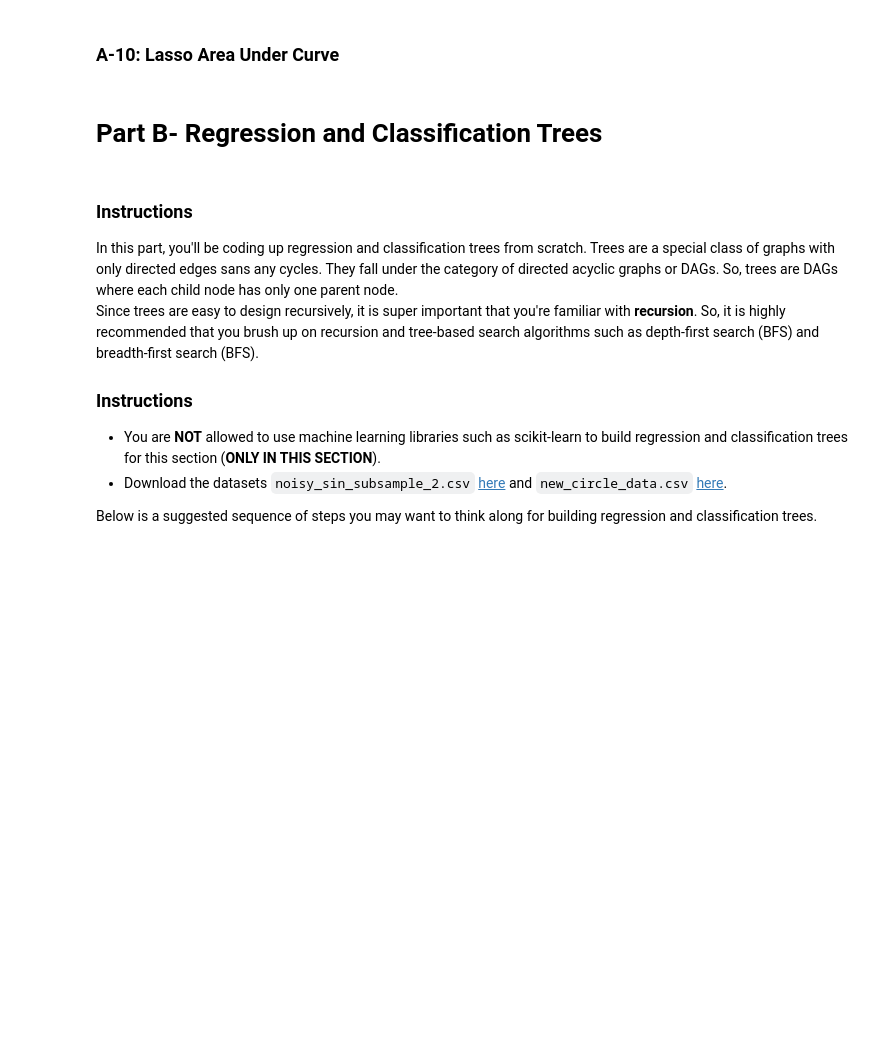
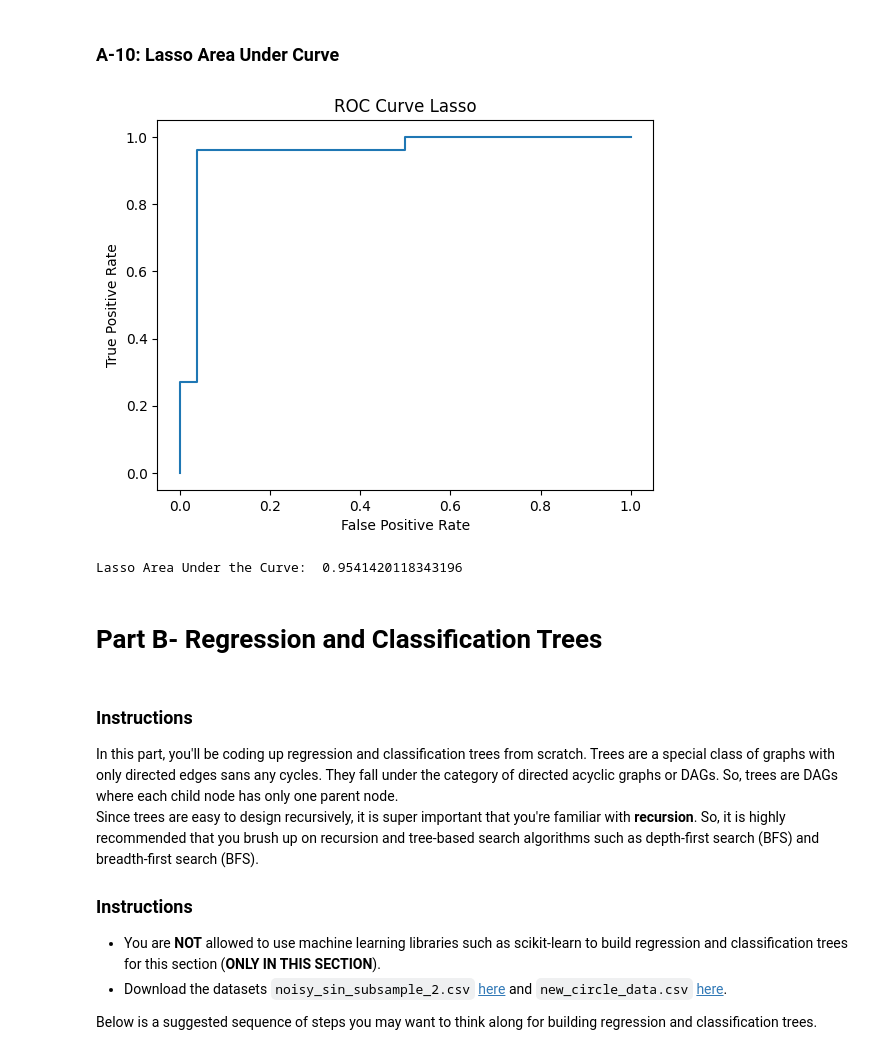
Before and after one commit to Tombo-Combo77/633Hw2, a Jupyter notebook: CSCE633_HW2_Starter_Notebook.ipynb, the cells around one changed output. Cells and saved outputs as stored; diff of their text form; code cells hidden in the pictures; blank space fills up the shorter version.

```diff
--- a/CSCE633_HW2_Starter_Notebook.ipynb
+++ b/CSCE633_HW2_Starter_Notebook.ipynb
@@ -228,13 +264,28 @@ print(ridge_auc)
 # %%
 def lasso_area_under_curve(model_L, x_test: np.ndarray, y_test: np.ndarray) -> float:
     '''
         return area under the curve measurements of Lasso Model, i.e., model tarined with optimal_aplha
         Also plot the ROC Curve using false_positive_rate, true_positive_rate as x and y axes calculated from roc_curve
     '''
     ## YOUR CODE HERE
+    fpr, tpr, thresholds = metrics.roc_curve(y_test, model_L.predict(x_test))
+    auc = metrics.auc(fpr, tpr)
 
-lasso_auc = lasso_area_under_curve(model_L, X_test, y_test)
-print(lasso_auc)
+    #Plotting the ROC curve
+    plt.plot(fpr, tpr)
+    plt.xlabel("False Positive Rate")
+    plt.ylabel("True Positive Rate")
+    plt.title("ROC Curve Lasso")
+    #I didnt add a legend because I wasnt certain of what it would include
+    plt.show()
+
+    return auc
+
+lasso_auc = lasso_area_under_curve(model_L, tstFeat, tstLbl)
+print("Lasso Area Under the Curve: ", lasso_auc)
+# %% [output]
+[figure, added]
+Lasso Area Under the Curve:  0.9541420118343196
 # %% [markdown]
 # Part B- Regression and Classification Trees
 # %% [markdown]
```
Also changed, not shown: parts of 12 cells of this notebook, 2 other files.
